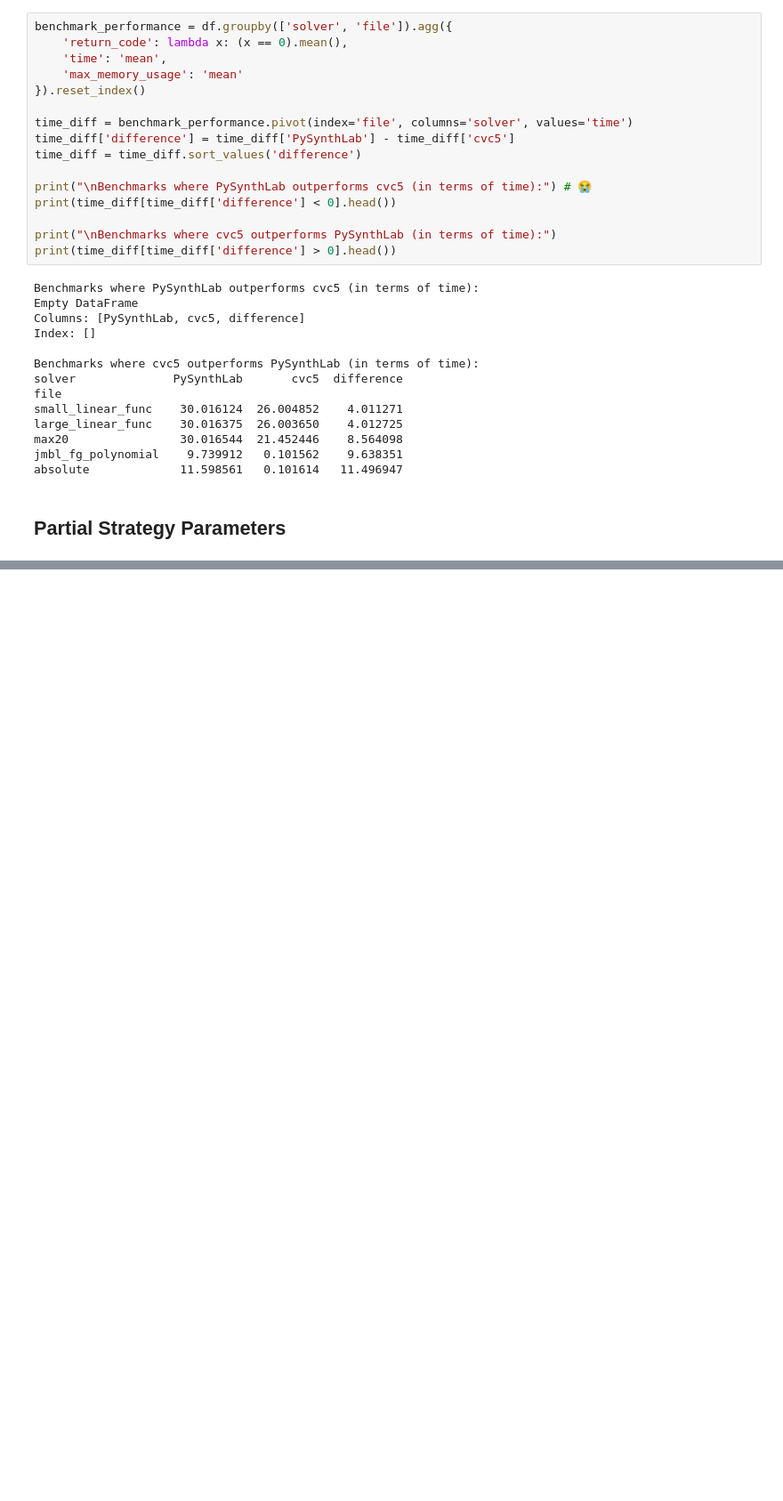
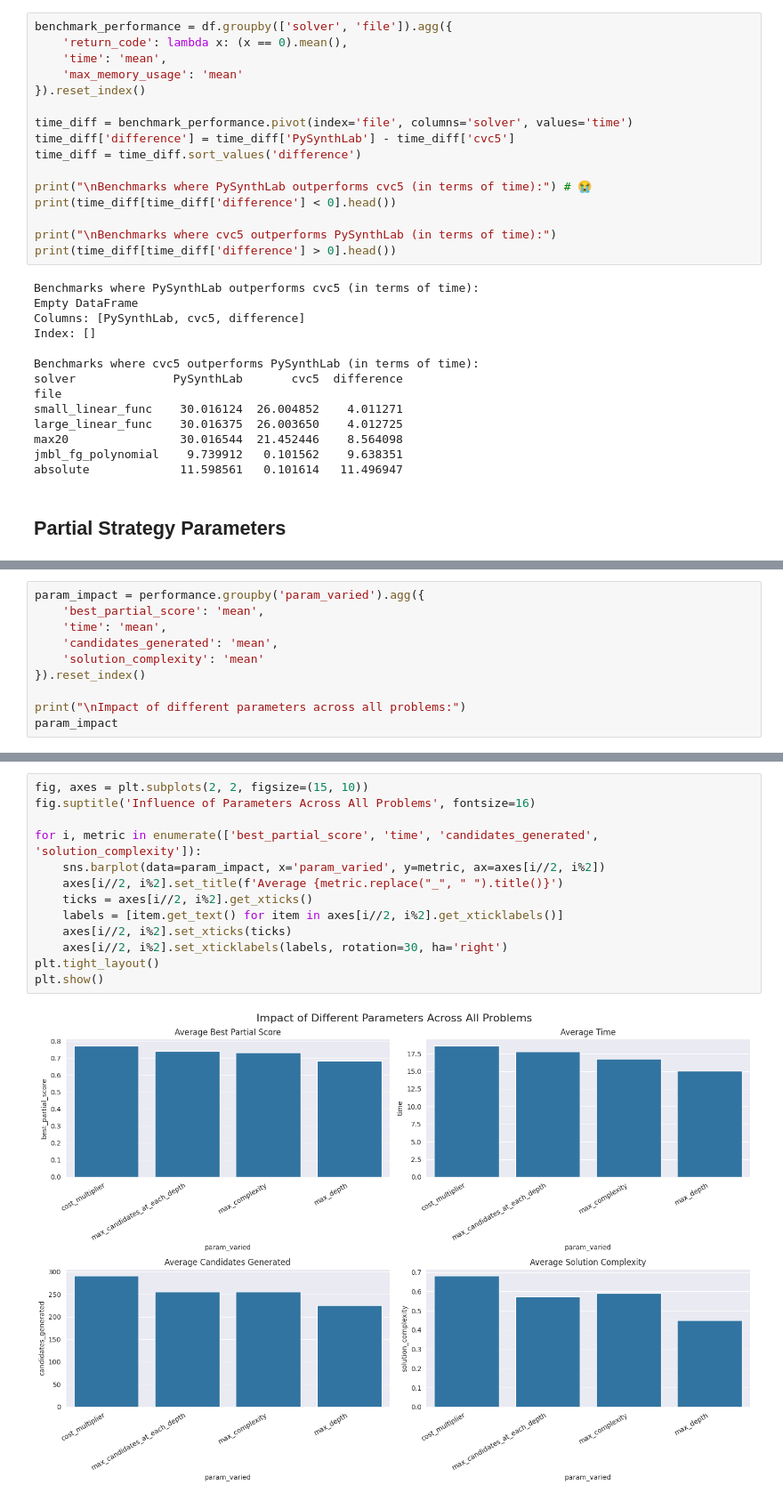
Before and after one commit to gschandan/PySynthLab, a Jupyter notebook: src/evaluation/performance.ipynb, the cells around one changed output, grey strips where cells are left out. Shown at 89% size. Cells and saved outputs as stored; diff of their text form; blank space fills up the shorter version.

```diff
--- a/src/evaluation/performance.ipynb
+++ b/src/evaluation/performance.ipynb
@@ -436,0 +586,10 @@ absolute             11.598561   0.101614   11.496947
+# %%
+param_impact = performance.groupby('param_varied').agg({
+    'best_partial_score': 'mean',
+    'time': 'mean',
+    'candidates_generated': 'mean',
+    'solution_complexity': 'mean'
+}).reset_index()
+
+print("\nImpact of different parameters across all problems:")
+param_impact
@@ -436,0 +603,15 @@ absolute             11.598561   0.101614   11.496947
+# %%
+fig, axes = plt.subplots(2, 2, figsize=(15, 10))
+fig.suptitle('Influence of Parameters Across All Problems', fontsize=16)
+
+for i, metric in enumerate(['best_partial_score', 'time', 'candidates_generated', 'solution_complexity']):
+    sns.barplot(data=param_impact, x='param_varied', y=metric, ax=axes[i//2, i%2])
+    axes[i//2, i%2].set_title(f'Average {metric.replace("_", " ").title()}')
+    ticks = axes[i//2, i%2].get_xticks()
+    labels = [item.get_text() for item in axes[i//2, i%2].get_xticklabels()]
+    axes[i//2, i%2].set_xticks(ticks)
+    axes[i//2, i%2].set_xticklabels(labels, rotation=30, ha='right')
+plt.tight_layout()
+plt.show()
+# %% [output]
+[figure, added]
```
Also changed, not shown: parts of 8 cells of this notebook.
